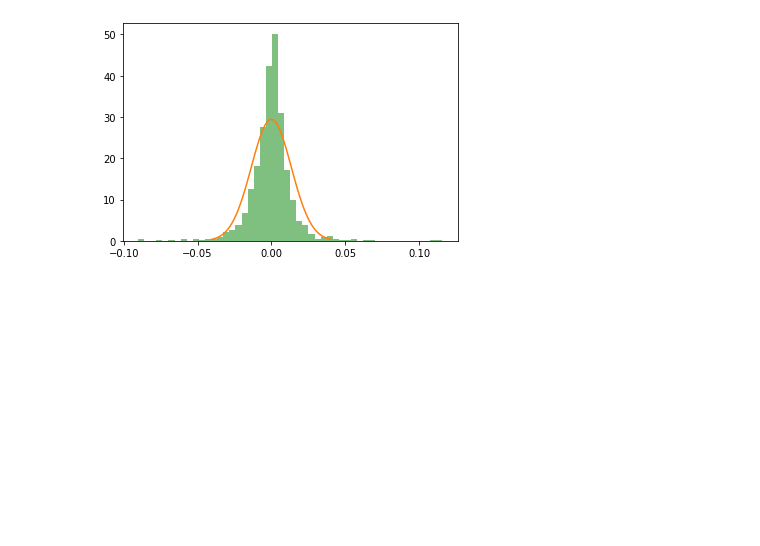
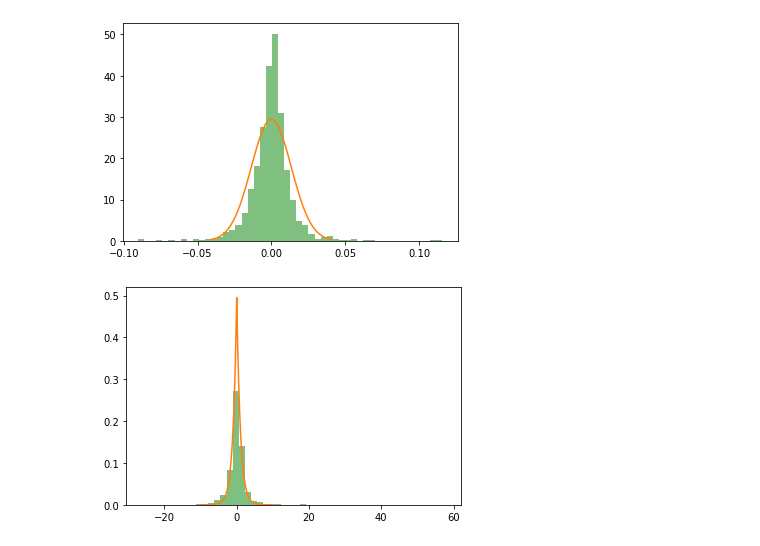
Before and after one commit to sid573/MA471-SAFD, a Jupyter notebook: Assignment_1/Assignment_1b.ipynb, the cells around one changed output. Saved outputs shown, nothing was run; the diff lists cells and outputs as text; code cells hidden in the pictures; blank space fills up the shorter version.

```diff
--- a/Assignment_1/Assignment_1b.ipynb
+++ b/Assignment_1/Assignment_1b.ipynb
@@ -52,2 +42,4 @@ dtype: float64
+# %%
+mean_s = df_C_SP.mean()
 # %%
 plt.hist(np.array(df['C']),50, density=True, facecolor='g', alpha=0.5)
@@ -69,3 +61,13 @@ plt.plot(x, stats.norm.pdf(x, mu, sigma))
 plt.show()
 # %% [output]
 [figure]
+# %%
+plt.hist(100*np.array(df['C']),50, density=True, facecolor='g', alpha=0.5)
+b, mu = 1, mean_s['C']
+sigma = 10
+x = np.linspace(mu -sigma, mu + sigma, 1000)
+g = (1/2*b)*np.exp(-(abs(x-mu))/b)
+plt.plot(x,g)
+plt.show()
+# %% [output]
+[figure, added]
```
Also changed, not shown: parts of 5 cells of this notebook.
